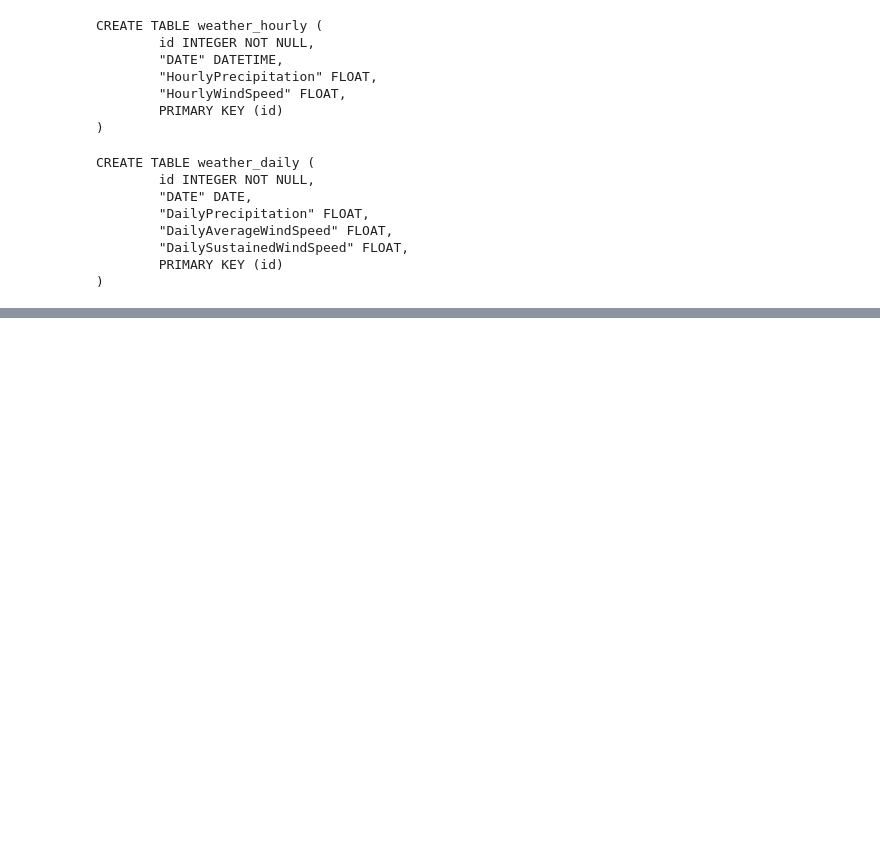
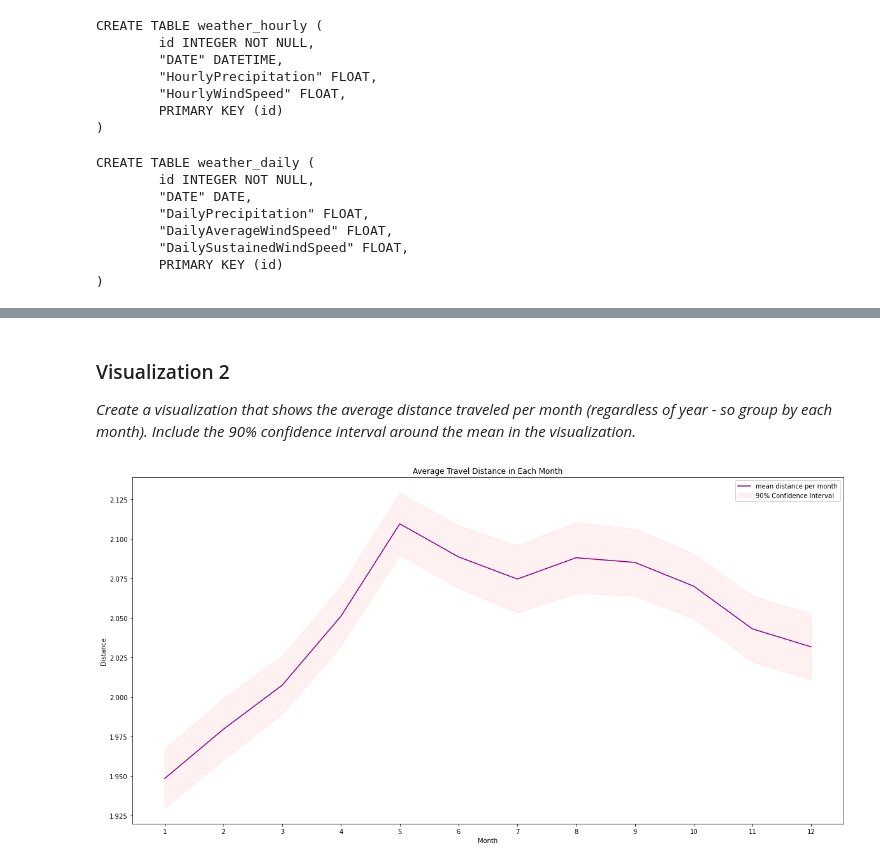
Before and after one commit to JiayiNi1/Final_Project, a Jupyter notebook: Final_Project.ipynb, the cells around one changed output, grey strips where cells are left out. Saved outputs shown, nothing was run; the diff lists cells and outputs as text; code cells hidden in the pictures; blank space fills up the shorter version.

```diff
--- a/Final_Project.ipynb
+++ b/Final_Project.ipynb
@@ -453,0 +817,31 @@ CREATE TABLE weather_daily (
+# %% [markdown]
+### Visualization 2
+
+_Create a visualization that shows the average distance traveled per month (regardless of year - so group by each month). Include the 90% confidence interval around the mean in the visualization._
+# %%
+# use a more descriptive name for your function
+def ave_distance_monthly(dataframe):
+    import scipy.stats as spst
+    from scipy.stats import t
+
+    figure, axes = plt.subplots(figsize=(20, 10))
+
+    data_total['month'] = data_total['pickup_datetime'].apply(lambda x: datetime.datetime.strftime(x,'%m'))
+    N = data_total.groupby("month").count().distance
+    mean = data_total.groupby("month").mean().distance
+    sigma = data_total.groupby("month").std().distance
+    CI_lower = mean - spst.t.ppf(0.05,N-1) * sigma/N**0.5
+    CI_upper = mean + spst.t.ppf(0.05,N-1) * sigma/N**0.5
+
+    x=np.linspace(1,12,12)
+    plt.plot(x,mean,label='mean distance per month',color="purple")
+    plt.fill_between(x,CI_lower,CI_upper,alpha=0.2,label='90% Confidence Interval',color="lightpink")
+    axes.set_title("Average Travel Distance in Each Month")
+    plt.xticks(x)
+    plt.xlabel("Month")
+    plt.ylabel("Distance")
+    plt.legend()
+
+ave_distance_monthly(trip_total)
+# %% [output]
+[figure, added]
```
Also changed, not shown: parts of 56 cells of this notebook, 6 other files.
